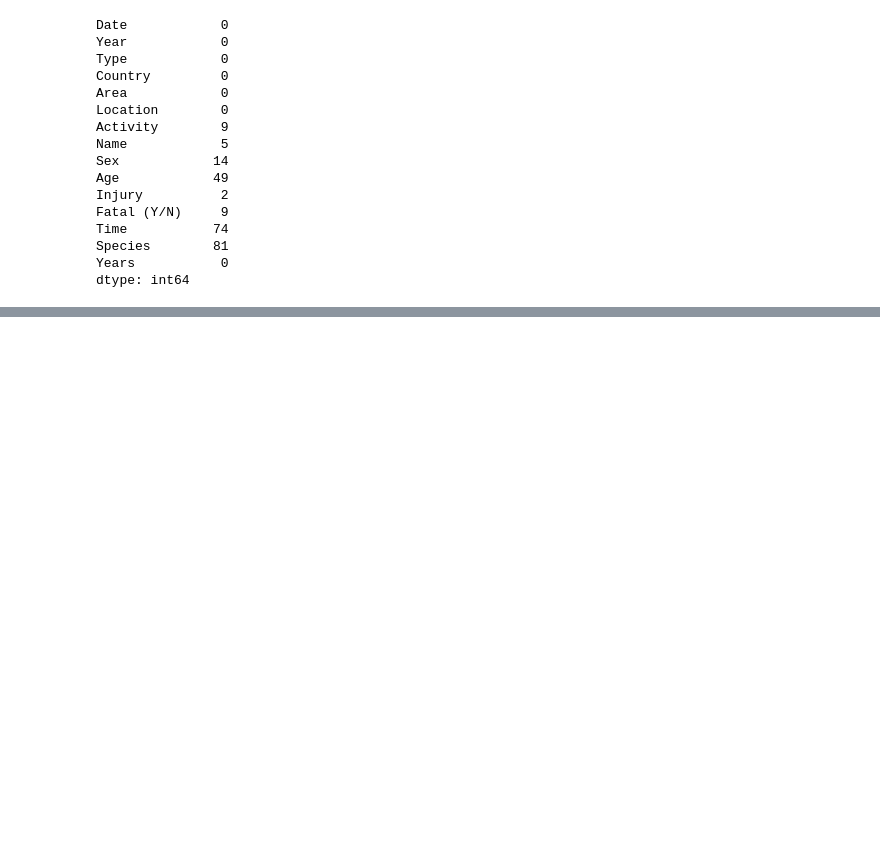
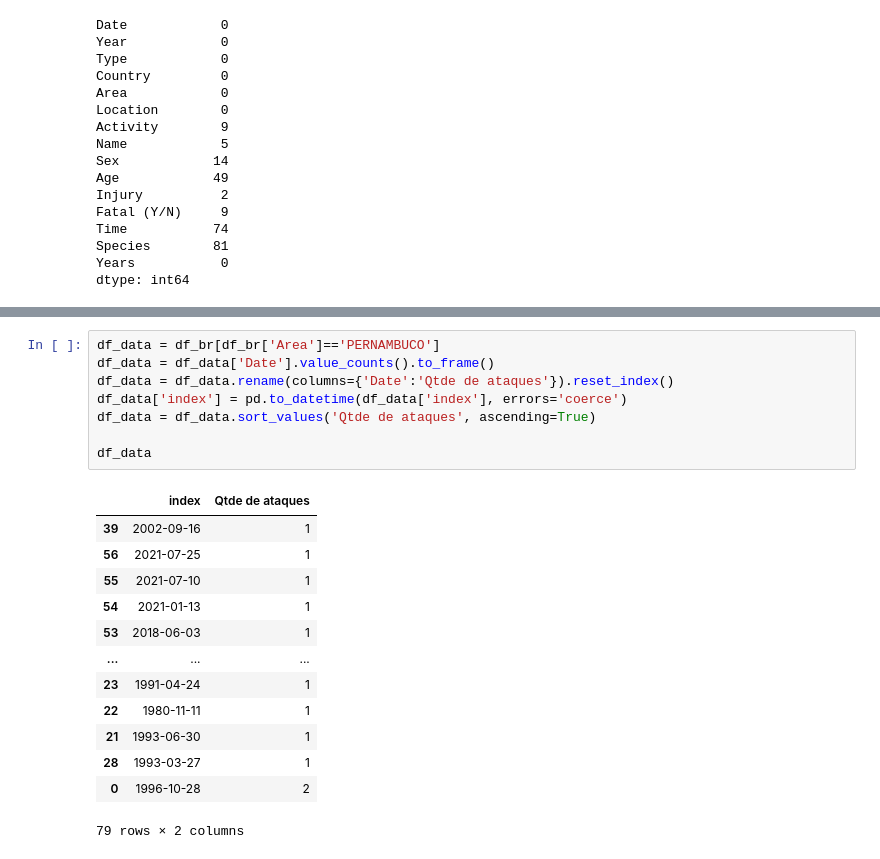
Before and after one commit to PedroPavanii/Shark_Project, a Jupyter notebook: Shark_1.ipynb, the cells around one changed output, grey strips where cells are left out. Saved outputs shown, nothing was run; the diff lists cells and outputs as text; blank space fills up the shorter version.

```diff
--- a/Shark_1.ipynb
+++ b/Shark_1.ipynb
@@ -235,0 +317,22 @@ df_br
+# %%
+df_data = df_br[df_br['Area']=='PERNAMBUCO']
+df_data = df_data['Date'].value_counts().to_frame()
+df_data = df_data.rename(columns={'Date':'Qtde de ataques'}).reset_index()
+df_data['index'] = pd.to_datetime(df_data['index'], errors='coerce')
+df_data = df_data.sort_values('Qtde de ataques', ascending=True)
+
+df_data
+# %% [output]
+|  | index | Qtde de ataques |
+| 39 | 2002-09-16 | 1 |
+| 56 | 2021-07-25 | 1 |
+| 55 | 2021-07-10 | 1 |
+| 54 | 2021-01-13 | 1 |
+| 53 | 2018-06-03 | 1 |
+| ... | ... | ... |
+| 23 | 1991-04-24 | 1 |
+| 22 | 1980-11-11 | 1 |
+| 21 | 1993-06-30 | 1 |
+| 28 | 1993-03-27 | 1 |
+| 0 | 1996-10-28 | 2 |
+79 rows × 2 columns
```
Also changed, not shown: parts of 18 cells of this notebook.
